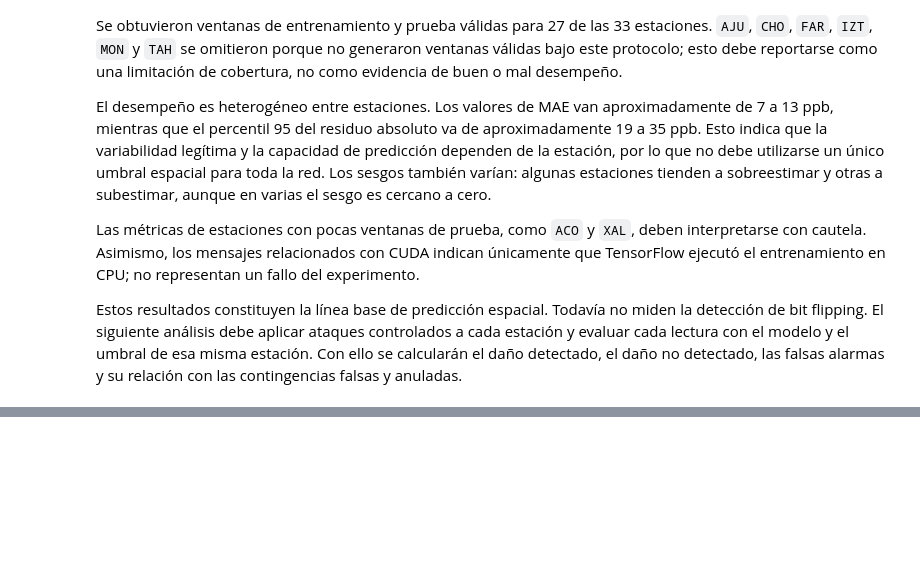
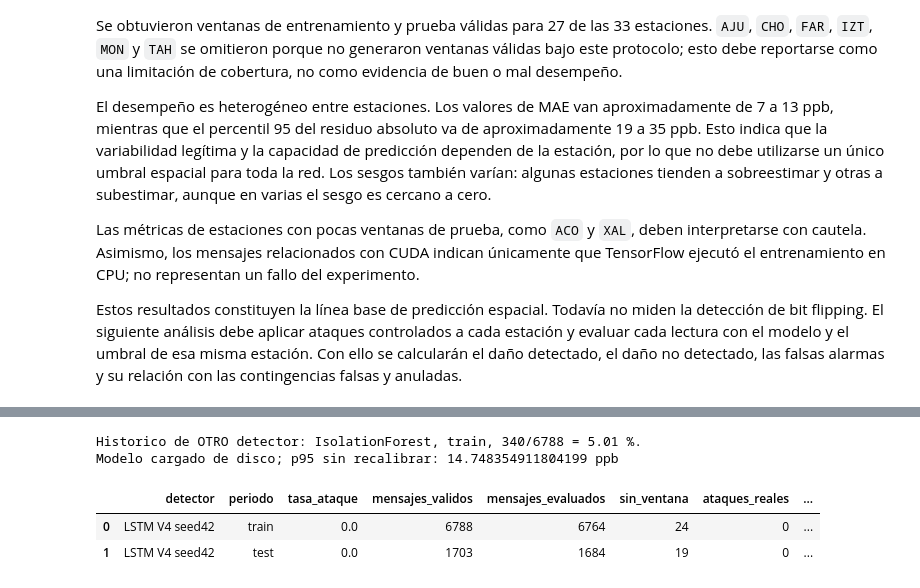
Before and after one commit to JoseLili/lorawan11-rama-detection, a Jupyter notebook: notebooks/07_multiestacion.ipynb, the cells around one changed output, grey strips where cells are left out. Drawn from its saved outputs; the diff is of its cells as text; code cells hidden in the pictures; blank space fills up the shorter version.

```diff
--- a/notebooks/07_multiestacion.ipynb
+++ b/notebooks/07_multiestacion.ipynb
@@ -132,2 +142,5 @@ NameError: name 'Xtr' is not defined
 # %%
-historia = entrenar(modelo, Xtr, ytr, val_frac=0.2, epocas=50)
+if REENTRENAR and EJECUTAR_HISTORICOS:
+    historia = entrenar(modelo, Xtr, ytr, val_frac=0.2, epocas=50)
+else:
+    print('Bloque historico omitido: no se entrena ni se regenera su figura.')
@@ -1325,0 +1500,60 @@ Por tanto, el resultado multiestación sirve para cuantificar la detectabilidad
+# %%
+from src.ingest.rama import chronological_split
+from src.attack.blind import generar_dataset
+
+# Esta auditoria SIEMPRE carga el artefacto persistido, incluso si otras
+# celdas del notebook se ejecutaron antes con REENTRENAR=True.
+modelo_fp = keras.models.load_model('../results/modelo4_lstm.keras', compile=False)
+umbral_fp = float(Path('../results/umbral_p95_cca.txt').read_text())
+meta_fp = json.loads(Path('../results/metadatos_modelo4_cca.json').read_text())
+assert hashlib.sha256(Path('../results/modelo4_lstm.keras').read_bytes()).hexdigest() == meta_fp['modelo_sha256']
+assert hashlib.sha256(Path('../data/raw/2025O3.xls').read_bytes()).hexdigest() == meta_fp['dataset_sha256']
+assert umbral_fp == float(meta_fp['umbral_p95_ppb'])
+with np.load('../results/preprocesamiento_modelo4_cca.npz', allow_pickle=False) as pre_fp:
+    assert np.array_equal(matriz.index.to_numpy(), pre_fp['timestamps'])
+    assert matriz.columns.tolist() == pre_fp['estaciones'].tolist()
+    corte_fp = int(pre_fp['corte'])
+    mu_fp = pd.Series(pre_fp['mu'].copy(), index=pre_fp['vecinas'].copy())
+    sg_fp = pd.Series(pre_fp['sigma'].copy(), index=pre_fp['vecinas'].copy())
+    perfil_fp = pd.Series(pre_fp['perfil'].copy(), index=matriz.index)
+
+cca_fp = long.loc[long.station == 'CCA'].reset_index(drop=True)
+train_fp, test_fp = chronological_split(cca_fp)
+filas_fp = []
+for periodo, serie_fp, mat_fp, perf_fp in [
+    ('train', train_fp, matriz.iloc[:corte_fp], perfil_fp.iloc[:corte_fp]),
+    ('test', test_fp, matriz.iloc[corte_fp:], perfil_fp.iloc[corte_fp:]),
+]:
+    limpio_fp = generar_dataset(serie_fp, bit=5, tasa=0.0, seed=42)
+    assert limpio_fp.atacado.sum() == 0
+    np.testing.assert_array_equal(limpio_fp.original_value, limpio_fp.received_value)
+    mat_fp = mat_fp.copy()
+    mat_fp['CCA'] = limpio_fp.set_index('timestamp').received_value.reindex(mat_fp.index)
+    X_fp, y_fp, ts_fp, B_fp, _, _ = construir_ventanas(
+        mat_fp, 'CCA', ventana=24, mu=mu_fp, sigma=sg_fp,
+        perfil=perf_fp, predecir_desviacion=True)
+    residuo_fp = np.abs((B_fp + y_fp) - (B_fp + modelo_fp.predict(X_fp, verbose=0).flatten()))
+    assert np.isfinite(residuo_fp).all()
+    n_validos = int(limpio_fp.received_value.notna().sum())
+    n_evaluados = len(residuo_fp)
+    falsos_positivos = int((residuo_fp > umbral_fp).sum())
+    filas_fp.append({
+        'detector': 'LSTM V4 seed42', 'periodo': periodo, 'tasa_ataque': 0.0,
+        'mensajes_validos': n_validos, 'mensajes_evaluados': n_evaluados,
+        'sin_ventana': n_validos - n_evaluados, 'ataques_reales': 0,
+        'fp': falsos_positivos, 'tn': n_evaluados - falsos_positivos,
+        'fpr_pct': 100 * falsos_positivos / n_evaluados,
+        'umbral_p95_ppb': umbral_fp, 'modelo_sha256': meta_fp['modelo_sha256'],
+    })
+fp_tasa0 = pd.DataFrame(filas_fp)
+fp_tasa0.to_csv('../results/falsos_positivos_lstm_tasa0.csv', index=False)
+print('Historico de OTRO detector: IsolationForest, train, 340/6788 = 5.01 %.')
+print(f'Modelo cargado de disco; p95 sin recalibrar: {umbral_fp:.17g} ppb')
+with pd.option_context('display.max_columns', None, 'display.max_colwidth', None):
+    display(fp_tasa0)
+# %% [output]
+Historico de OTRO detector: IsolationForest, train, 340/6788 = 5.01 %.
+Modelo cargado de disco; p95 sin recalibrar: 14.748354911804199 ppb
+|  | detector | periodo | tasa_ataque | mensajes_validos | mensajes_evaluados | sin_ventana | ataques_reales | ... |
+| 0 | LSTM V4 seed42 | train | 0.0 | 6788 | 6764 | 24 | 0 | ... |
+| 1 | LSTM V4 seed42 | test | 0.0 | 1703 | 1684 | 19 | 0 | ... |
```
Also changed, not shown: parts of 27 cells of this notebook, 19 other files.
